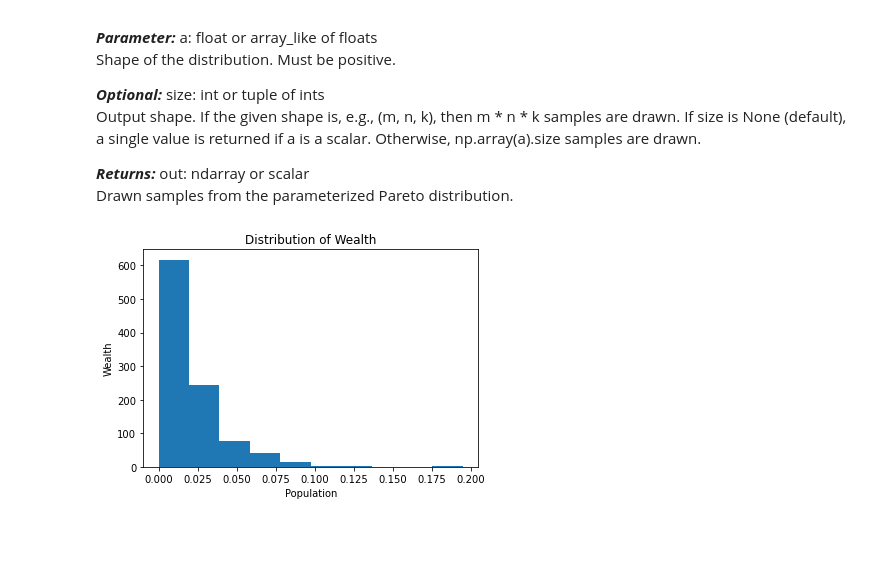
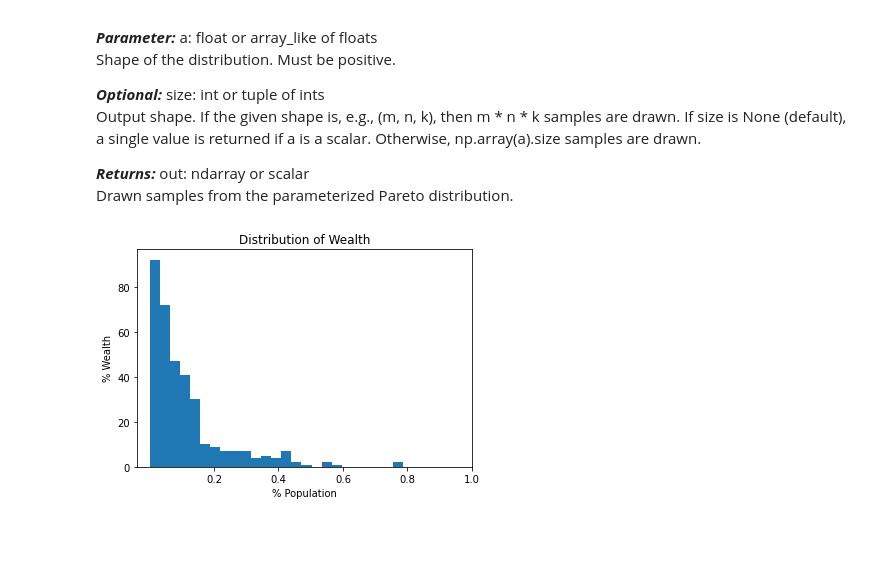
Before and after one commit to G00398258/progforda_assignment, a Jupyter notebook: progda_assignment.ipynb, the cells around one changed output. Cells and saved outputs as stored; diff of their text form; code cells hidden in the pictures.

```diff
--- a/progda_assignment.ipynb
+++ b/progda_assignment.ipynb
@@ -515,14 +514,16 @@ Output shape. If the given shape is, e.g., (m, n, k), then m * n * k samples are
 Drawn samples from the parameterized Pareto distribution.
 # %%
 # Example of a plot showing the 80/20 rule on distribution of wealth as per Pareto's original theory
-a = np.random.pareto(a=50,size=1000)
-plt.hist(a)
-plt.xlabel("Population")
-plt.ylabel("Wealth")
+a = np.random.pareto(a=10,size=350)
+plt.hist(a,bins=25)
+x_ticks = [.20, .40, .60, .80, 1.00] # adapted from https://www.statology.org/set-x-axis-values-matplotlib/
+plt.xlabel("% Population")
+plt.ylabel("% Wealth")
 plt.title("Distribution of Wealth")
+plt.xticks(ticks=x_ticks)
 plt.show()
 # %% [output]
-[figure, old version]
+[figure, new version]
 # %% [markdown]
 <br>
 # %% [markdown]
```
Also changed, not shown: parts of 29 cells of this notebook.
